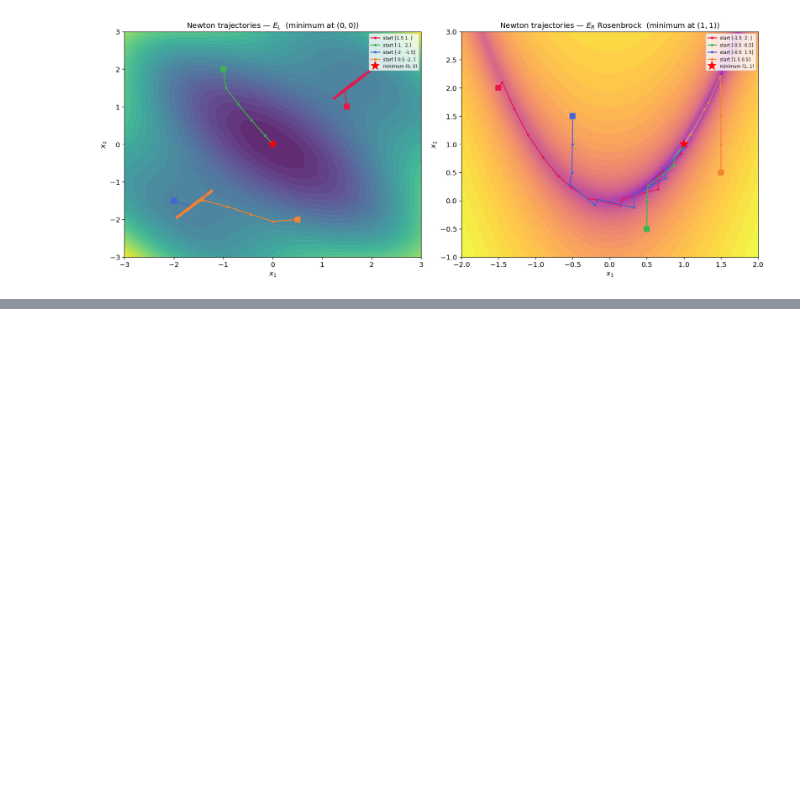
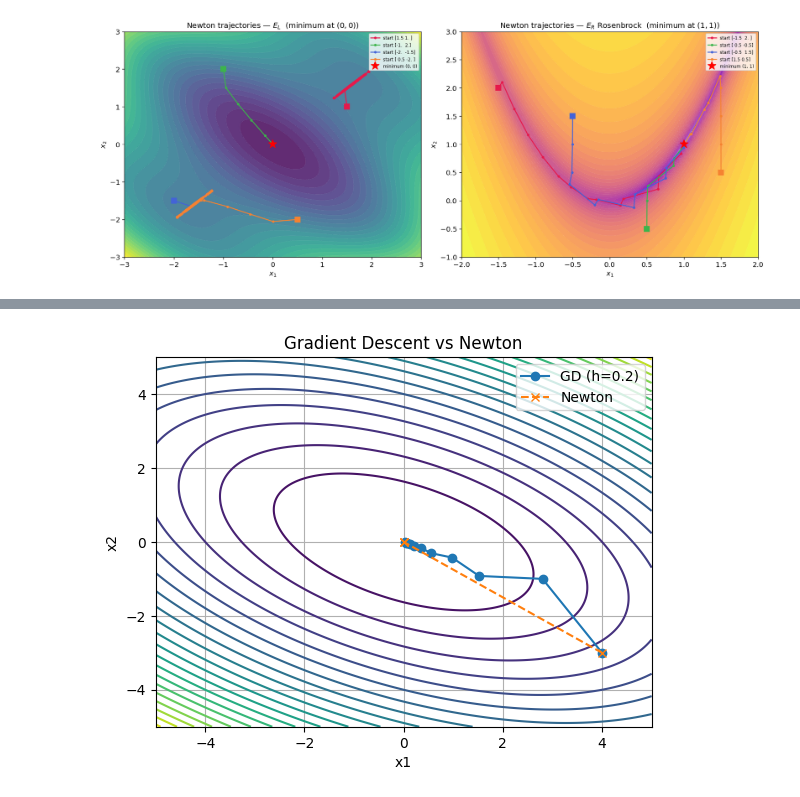
Before and after one commit to VoinaRares/Calcul-Numeric-Lab, a Jupyter notebook: Labor3.ipynb, the cells around one changed output, grey strips where cells are left out. Cells and saved outputs as stored; diff of their text form; code cells hidden in the pictures; blank space fills up the shorter version.

```diff
--- a/Labor3.ipynb
+++ b/Labor3.ipynb
@@ -222,0 +338,68 @@ plt.show()
+# %%
+import numpy as np
+import matplotlib.pyplot as plt
+
+A = np.array([[3, 2],
+              [2, 6]], dtype=float)
+
+# ---------- Gradient Descent ----------
+def gradient_descent(A, x0, h, steps):
+    x = x0.copy()
+    traj = [x.copy()]
+
+    for _ in range(steps):
+        x = x - h * (A @ x)
+        traj.append(x.copy())
+
+    return np.array(traj)
+
+# ---------- Newton Method ----------
+def newton_method(A, x0, steps):
+    x = x0.copy()
+    traj = [x.copy()]
+
+    A_inv = np.linalg.inv(A)
+
+    for _ in range(steps):
+        x = x - A_inv @ (A @ x)
+        traj.append(x.copy())
+
+    return np.array(traj)
+
+# ---------- Contour ----------
+def E(x1, x2):
+    return 0.5 * (3*x1**2 + 4*x1*x2 + 6*x2**2)
+
+x1 = np.linspace(-5, 5, 200)
+x2 = np.linspace(-5, 5, 200)
+X1, X2 = np.meshgrid(x1, x2)
+Z = E(X1, X2)
+
+# ---------- Start point ----------
+x0 = np.array([4.0, -3.0])
+
+# ---------- Compute trajectories ----------
+gd_traj = gradient_descent(A, x0, h=0.2, steps=10)
+newton_traj = newton_method(A, x0, steps=3)
+
+# ---------- Plot ----------
+plt.figure()
+
+# Contours
+plt.contour(X1, X2, Z, levels=20)
+
+# GD path
+plt.plot(gd_traj[:,0], gd_traj[:,1], marker='o', label='GD (h=0.2)')
+
+# Newton path
+plt.plot(newton_traj[:,0], newton_traj[:,1], marker='x', linestyle='--', label='Newton')
+
+plt.legend()
+plt.title("Gradient Descent vs Newton")
+plt.xlabel("x1")
+plt.ylabel("x2")
+plt.grid()
+
+plt.show()
+# %% [output]
+[figure, added]
```
Also changed, not shown: parts of 4 cells of this notebook.
